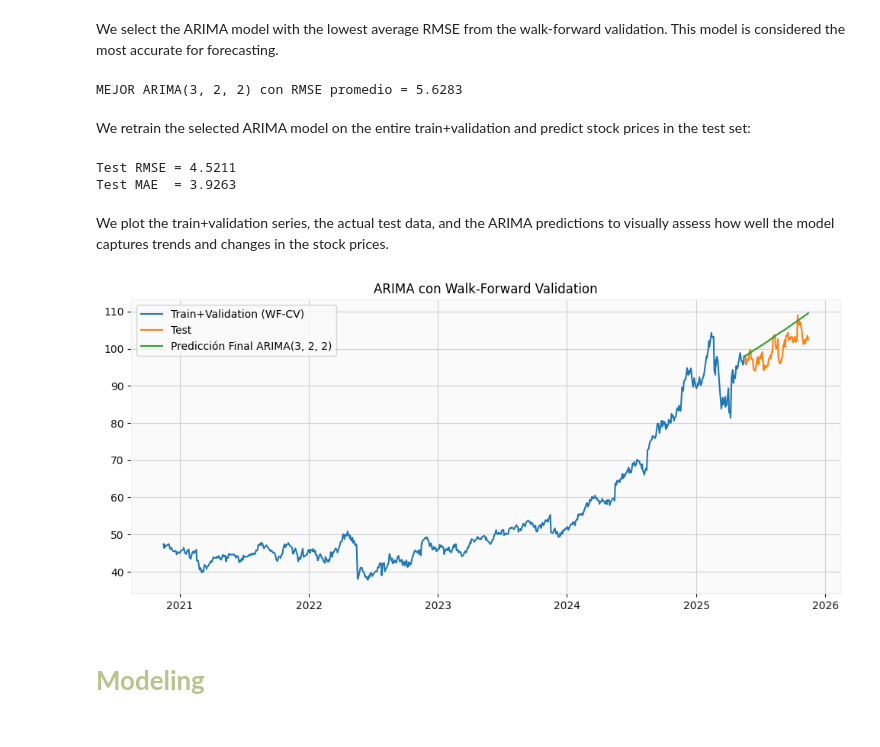
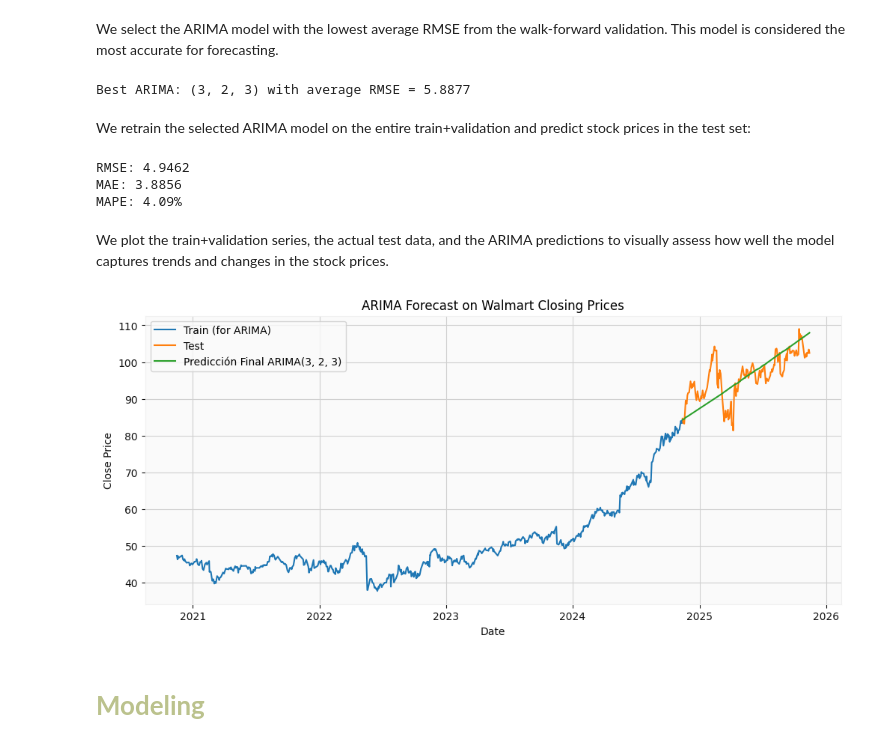
Before and after one commit to ch0fas/ML_Projects, a Jupyter notebook: L3_StockExchange/stock_exchange_forecasting.ipynb, the cells around one changed output. Drawn from its saved outputs; the diff is of its cells as text; code cells hidden in the pictures.

Commit message:
moved around the arima code

```diff
--- a/L3_StockExchange/stock_exchange_forecasting.ipynb
+++ b/L3_StockExchange/stock_exchange_forecasting.ipynb
@@ -346,44 +357,49 @@ We select the ARIMA model with the lowest average RMSE from the walk-forward val
 results_sorted = sorted(results, key=lambda x: x[1])
 best_order, best_rmse = results_sorted[0]
 
-print(f"MEJOR ARIMA{best_order} con RMSE promedio = {best_rmse:.4f}")
+print(f"Best ARIMA: {best_order} with average RMSE = {best_rmse:.4f}")
 # %% [output]
-MEJOR ARIMA(3, 2, 2) con RMSE promedio = 5.6283
+Best ARIMA: (3, 2, 3) with average RMSE = 5.8877
 # %% [markdown]
 We retrain the selected ARIMA model on the entire train+validation and predict stock prices in the test set:
 # %%
-# Entrenar Modelo
-best_model = ARIMA(train_val, order=best_order).fit()
+# Train final model on Close prices
+best_model = ARIMA(train_df_arima['Close'].values, order=best_order).fit()
 
-# Realizar predicciones
-pred_test = best_model.forecast(steps=len(test))
+# Forecast test set
+pred_test = best_model.forecast(steps=len(test_df_arima))
 
-# Valores reales del Test
-y_true = test.values
+# Actual test values
+y_true = test_df_arima['Close'].values
 
-# RMSE
+# Metrics
 rmse_test = np.sqrt(mean_squared_error(y_true, pred_test))
+mae_test  = mean_absolute_error(y_true, pred_test)
+mape = mean_absolute_percentage_error(y_true, pred_test)
 
-# MAE
-mae_test = mean_absolute_error(y_true, pred_test)
-
-print(f"Test RMSE = {rmse_test:.4f}")
-print(f"Test MAE  = {mae_test:.4f}")
+print(f"RMSE: {rmse_test:.4f}")
+print(f"MAE: {mae_test:.4f}")
+print(f'MAPE: {mape *100:.2f}%')
 # %% [output]
-Test RMSE = 4.5211
-Test MAE  = 3.9263
+RMSE: 4.9462
+MAE: 3.8856
+MAPE: 4.09%
 # %% [markdown]
 We plot the train+validation series, the actual test data, and the ARIMA predictions to visually assess how well the model captures trends and changes in the stock prices.
 # %%
 plt.figure(figsize=(12,5))
-plt.plot(train_val.index, train_val, label="Train+Validation (WF-CV)")
-plt.plot(test.index, test, label="Test")
-plt.plot(test.index, pred_test, label=f"Predicción Final ARIMA{best_order}")
+plt.plot(train_df_arima.index, train_df_arima['Close'], label="Train (for ARIMA)")
+plt.plot(test_df_arima.index, test_df_arima['Close'], label="Test")
+pred_series = pd.Series(pred_test, index=test_df_arima.index)
+plt.plot(pred_series.index, pred_series.values, label=f"Predicción Final ARIMA{best_order}")
+
 plt.legend()
-plt.title("ARIMA con Walk-Forward Validation")
+plt.title("ARIMA Forecast on Walmart Closing Prices")
+plt.xlabel("Date")
+plt.ylabel("Close Price")
 plt.show()
 # %% [output]
-[figure, old version]
+[figure, new version]
 # %% [markdown]
 # <font color= #bbc28d> **Modeling** </font>
 # %% [markdown]
```
Also changed, not shown: parts of 6 cells of this notebook.
